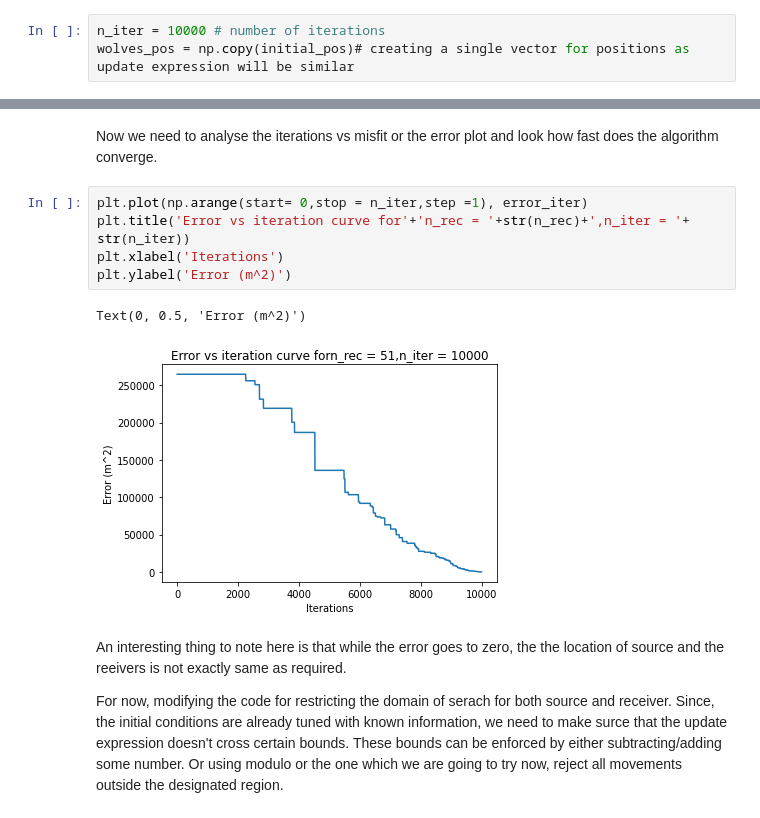
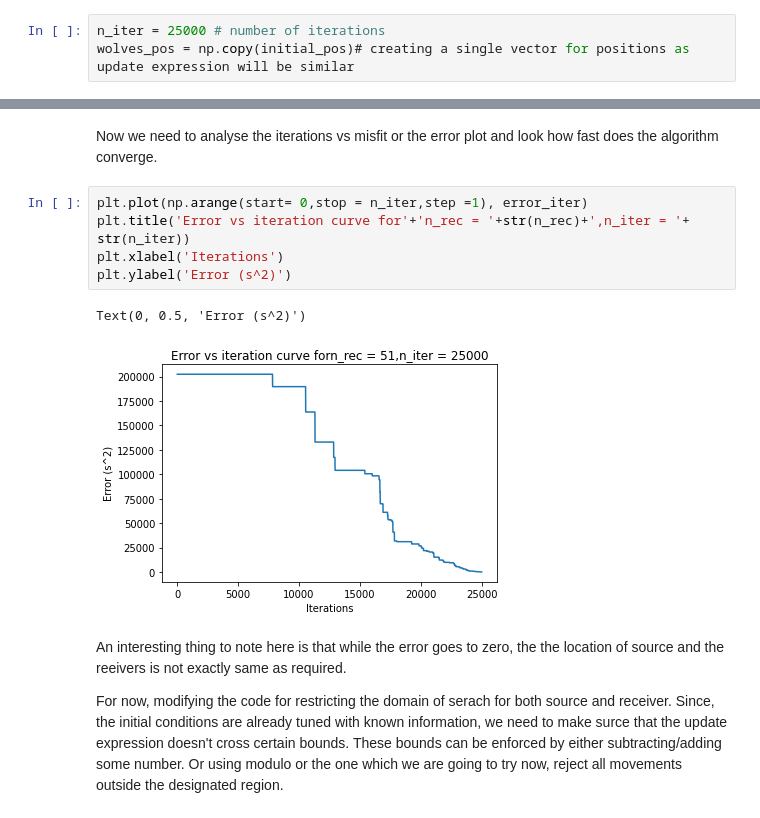
Before and after one commit to Student-Satellite-IITB/GLEE, a Jupyter notebook: Optimization/Grey_wolf_optimization.ipynb, the cells around one changed output, grey strips where cells are left out. Saved outputs shown, nothing was run; the diff lists cells and outputs as text.

```diff
--- a/Optimization/Grey_wolf_optimization.ipynb
+++ b/Optimization/Grey_wolf_optimization.ipynb
@@ -66,7 +66,7 @@ beta_fitness = fitness_GWO(alpha_pos,t_Rec_real,wave_vel = wave_vel)
 delta_pos = 300  + np.random.normal(loc=0.0,scale =50,size = (n_rec+1,2))
 delta_fitness = fitness_GWO(alpha_pos,t_Rec_real,wave_vel = wave_vel)
 # %%
-n_iter = 10000 # number of iterations
+n_iter = 25000 # number of iterations
 wolves_pos = np.copy(initial_pos)# creating a single vector for positions as update expression will be similar
 # %%
 # After this initial assigning of hierarchy, let's create the update expression
@@ -169,11 +169,11 @@ Now we need to analyse the iterations vs misfit or the error plot and look how f
 # %%
 plt.plot(np.arange(start= 0,stop = n_iter,step =1), error_iter)
 plt.title('Error vs iteration curve for'+'n_rec = '+str(n_rec)+',n_iter = '+ str(n_iter))
 plt.xlabel('Iterations')
-plt.ylabel('Error (m^2)')
+plt.ylabel('Error (s^2)')
 # %% [output]
-Text(0, 0.5, 'Error (m^2)')
+Text(0, 0.5, 'Error (s^2)')
-[figure, old version]
+[figure, new version]
 # %% [markdown]
 An interesting thing to note here is that while the error goes to zero, the the location of source and the reeivers is not exactly same as required.
 
```
Also changed, not shown: parts of 21 cells of this notebook.
